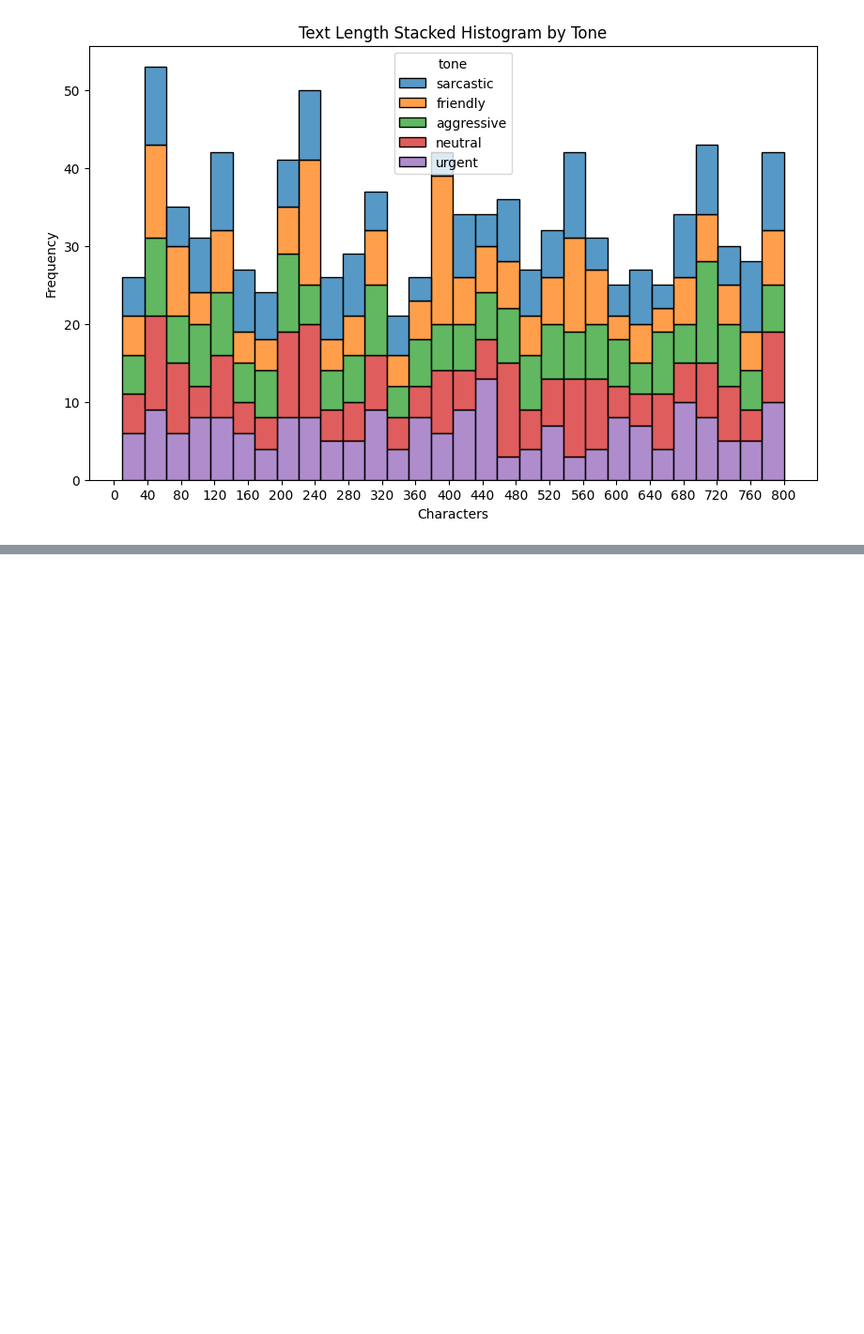
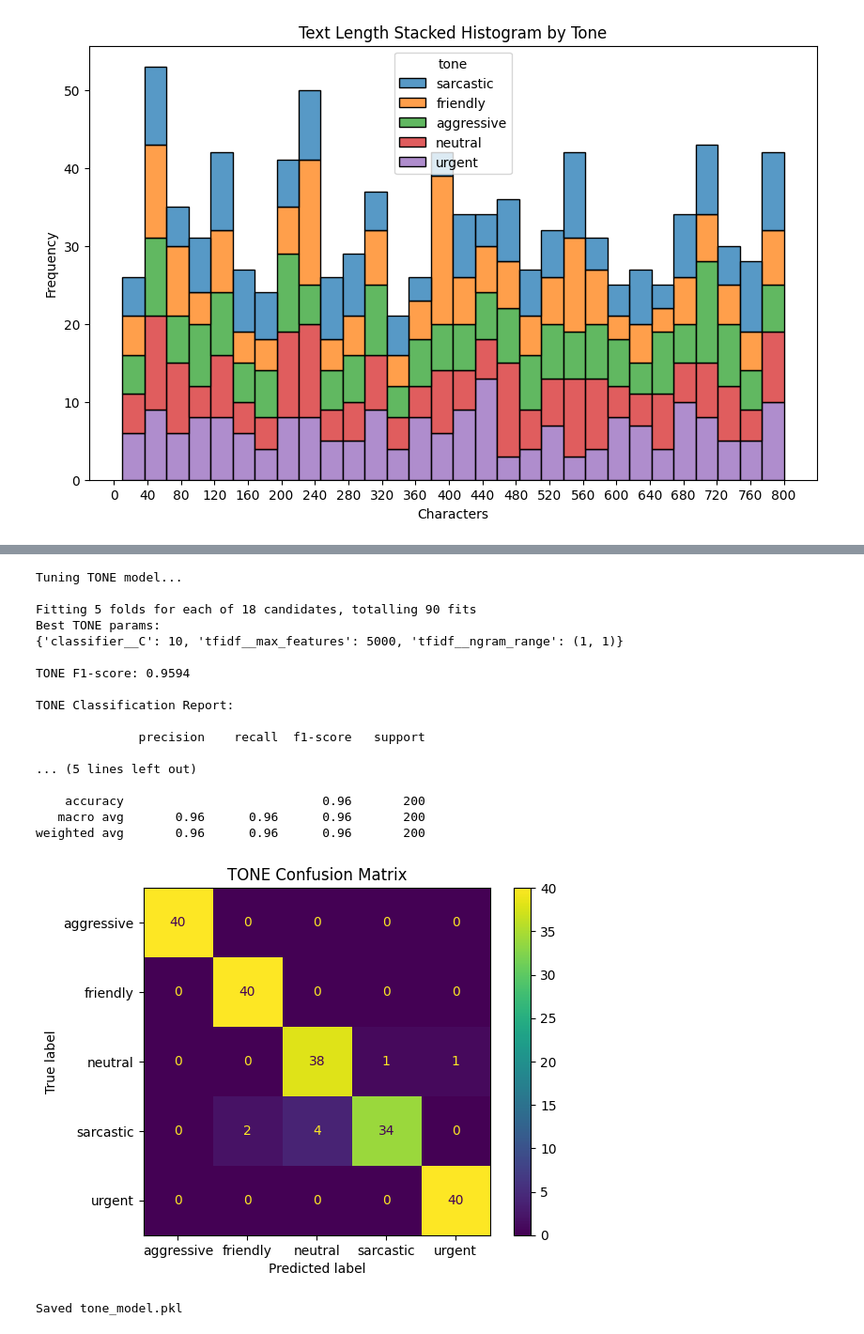
Before and after one commit to zave52/text-style-detection, a Jupyter notebook: eda.ipynb, the cells around one changed output, grey strips where cells are left out. Shown at 94% size. Cells and saved outputs as stored; diff of their text form; code cells hidden in the pictures; blank space fills up the shorter version.

```diff
--- a/eda.ipynb
+++ b/eda.ipynb
@@ -168,0 +260,56 @@ plt.show()
+# %%
+print("\nTuning TONE model...\n")
+
+grid_tone = GridSearchCV(
+    estimator=pipeline,
+    param_grid=param_grid,
+    scoring="f1_weighted",
+    cv=5,
+    verbose=2,
+    n_jobs=-1,
+)
+
+grid_tone.fit(X_train_tone, y_train_tone)
+best_tone_model = grid_tone.best_estimator_
+
+print("Best TONE params:")
+print(grid_tone.best_params_)
+
+tone_predictions = best_tone_model.predict(X_test_tone)
+tone_f1 = f1_score(y_test_tone, tone_predictions, average="weighted")
+print(f"\nTONE F1-score: {tone_f1:.4f}")
+
+print("\nTONE Classification Report:\n")
+print(classification_report(y_test_tone, tone_predictions))
+
+tone_cm = confusion_matrix(y_test_tone, tone_predictions)
+disp_tone = ConfusionMatrixDisplay(
+    confusion_matrix=tone_cm, display_labels=best_tone_model.classes_
+)
+disp_tone.plot()
+plt.title("TONE Confusion Matrix")
+plt.show()
+
+with open("tone_model.pkl", "wb") as f:
+    pickle.dump(best_tone_model, f)
+print("\nSaved tone_model.pkl")
+# %% [output]
+Tuning TONE model...
+
+Fitting 5 folds for each of 18 candidates, totalling 90 fits
+Best TONE params:
+{'classifier__C': 10, 'tfidf__max_features': 5000, 'tfidf__ngram_range': (1, 1)}
+
+TONE F1-score: 0.9594
+
+TONE Classification Report:
+
+              precision    recall  f1-score   support
+
+... (5 lines left out)
+
+    accuracy                           0.96       200
+   macro avg       0.96      0.96      0.96       200
+weighted avg       0.96      0.96      0.96       200
+[figure, added]
+Saved tone_model.pkl
```
Also changed, not shown: parts of 3 cells of this notebook, 1 other file.
